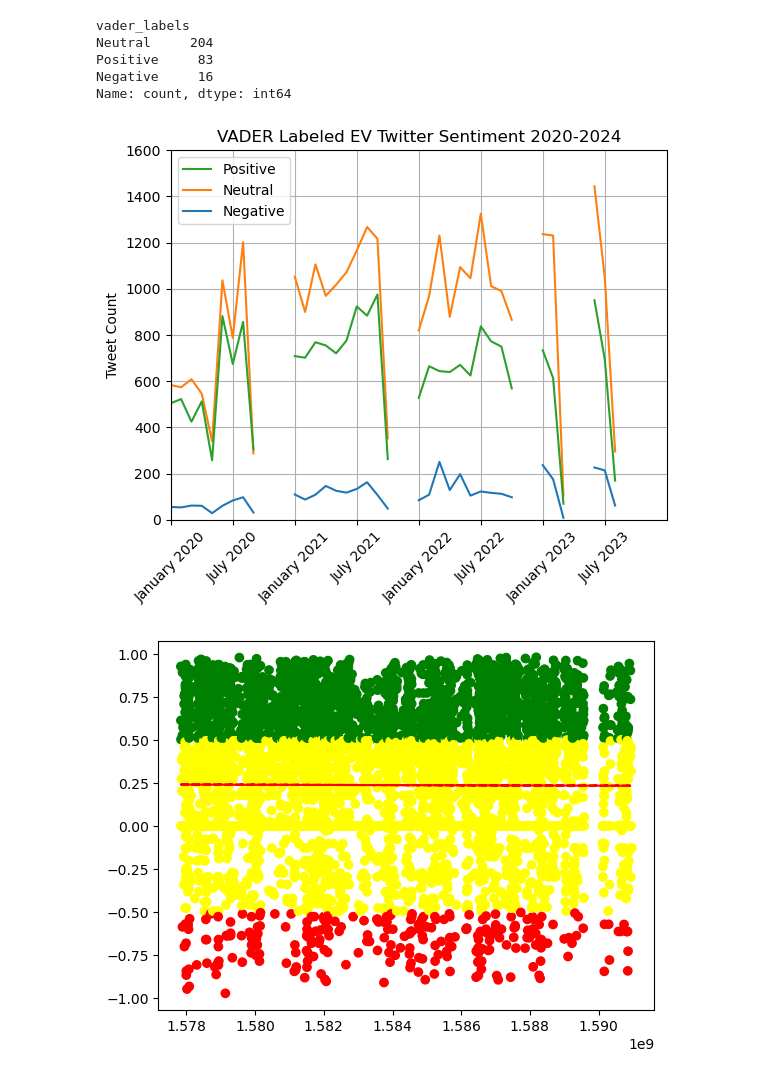
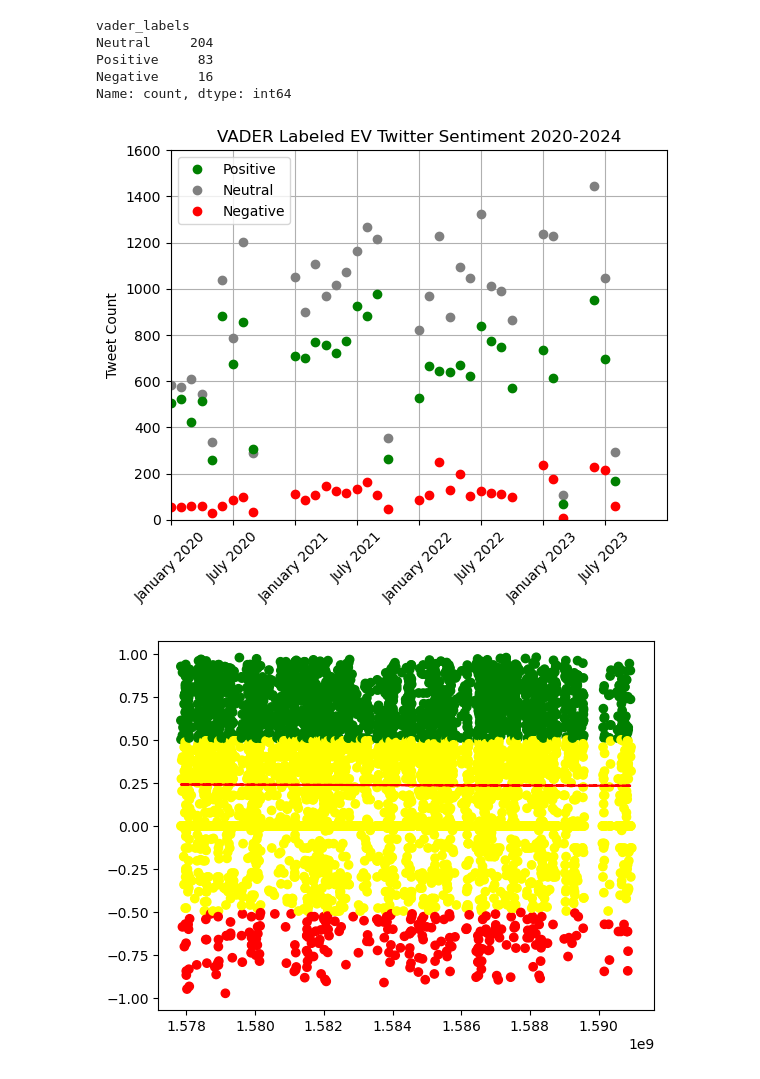
Before and after one commit to rrandev03/NLP_Final, a Jupyter notebook: 200_code/vader.ipynb, the cells around one changed output. Drawn from its saved outputs; the diff is of its cells as text; code cells hidden in the pictures.

Commit message:
created eda and vader graphs

```diff
--- a/200_code/vader.ipynb
+++ b/200_code/vader.ipynb
@@ -248,29 +248,29 @@ Name: count, dtype: int64
 # %%
 fig, ax = plt.subplots()
 # Calculate the best-fit line
 x = pivoted["month_year"]
 y = pivoted["Negative"]
 y1 = pivoted["Neutral"]
 y2 = pivoted["Positive"]
 
 
-(line1,) = ax.plot(x, y, label="Negative")
-(line2,) = ax.plot(x, y1, label="Neutral")
-(line3,) = ax.plot(x, y2, label="Positive")
+(line1,) = ax.plot(x, y, "o", label="Negative", color="red")
+(line2,) = ax.plot(x, y1, "o", label="Neutral", color="grey")
+(line3,) = ax.plot(x, y2, "o", label="Positive", color="green")
 ax.legend(handles=[line3, line2, line1])
 plt.title("VADER Labeled EV Twitter Sentiment 2020-2024")
 plt.ylabel("Tweet Count")
 # Plot the scatter plot and the trend line
 # plt.plot(x, y)
 # plt.plot(x, y1)
 # plt.plot(x, y2)  # 'r--' is for a red dashed line
 ax.set(ylim=(0, 1600), xlim=(0, 48), xticks=np.arange(0, 48, 6))
 # ax.tick_params(axis="x", labelrotation=45)
 plt.xticks(rotation=45)
 plt.grid(True)
 plt.show()
 # %% [output]
-[figure, old version]
+[figure, new version]
 # %%
 fig, ax = plt.subplots()
 # Calculate the best-fit line
```
Also changed, not shown: parts of 1 cell of this notebook, 1 other file.
